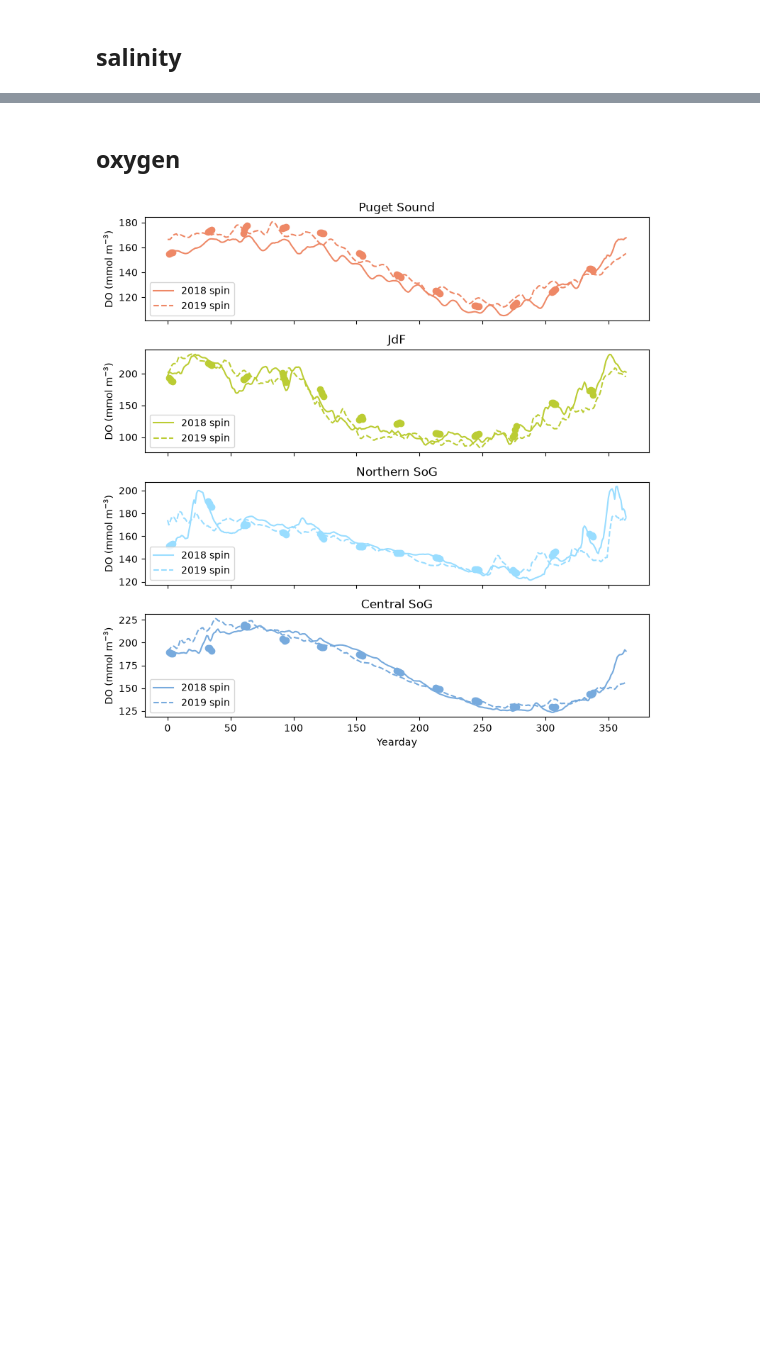
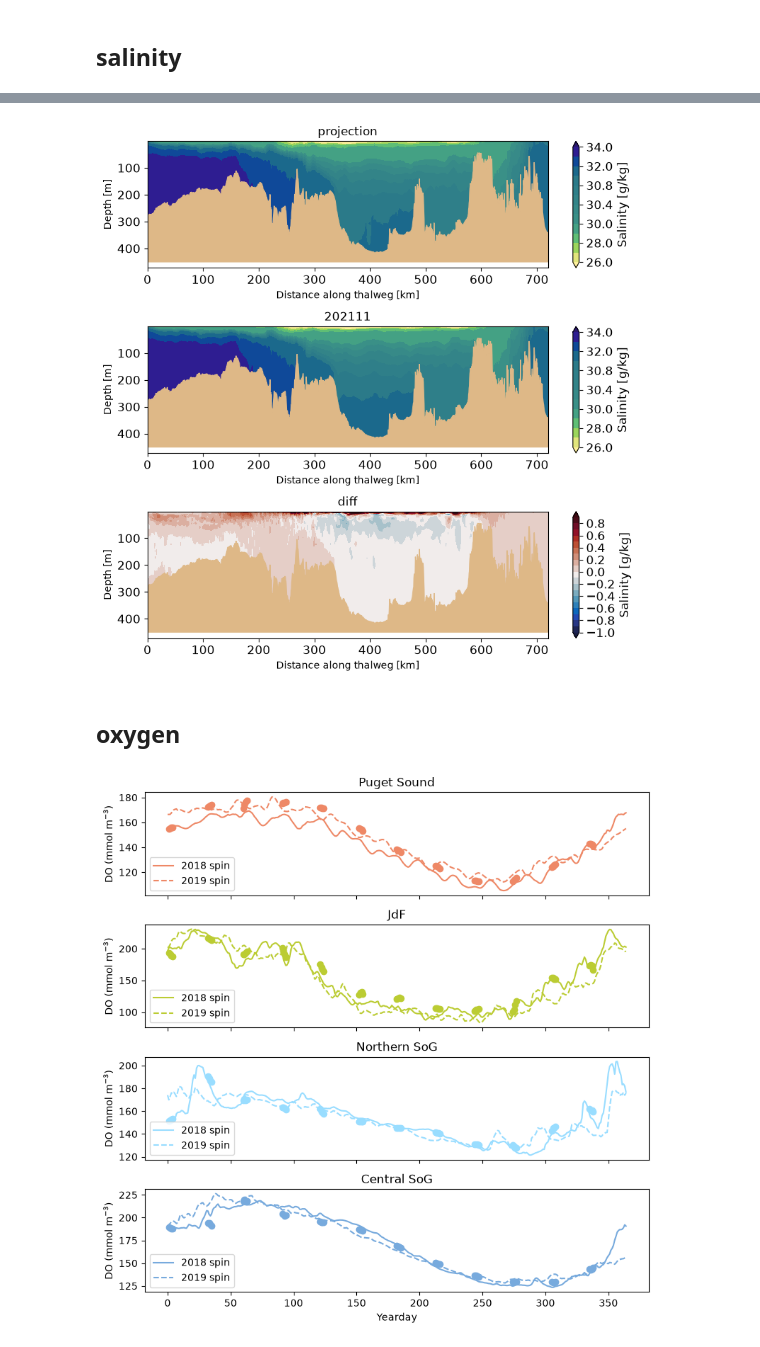
Before and after one commit to rbeutel/SSprojection-analysis, a Jupyter notebook: check copy.ipynb, the cells around one changed output, grey strips where cells are left out. Drawn from its saved outputs; the diff is of its cells as text; code cells hidden in the pictures; blank space fills up the shorter version.

```diff
--- a/check copy.ipynb
+++ b/check copy.ipynb
@@ -248,3 +361,41 @@ plt.tight_layout()
+# %%
+fig, (ax1, ax2, ax3) = plt.subplots(3,1,figsize=(8,8))
+
+#CHANGE
+tit = 'projection'
+data_to_plot = newthal21['vosaline'].values[0,:,:,:]
+
+cbar = vis.contour_thalweg(ax1, data_to_plot, bathy, mesh, clevels='salinity', cmap = cm.haline_r, thalweg_file=thalweg_in)
+cbar.set_label('Salinity [g/kg]', fontsize = 12)
+cbar.ax.tick_params(labelsize=12)
+ax1.tick_params(axis='both', which='major', labelsize=12)
+ax1.set_title(tit)
+
+#original
+tit = '202111'
+
+data_to_plot = old21['vosaline'].values[0,:,:,:]
+
+cbar = vis.contour_thalweg(ax2, data_to_plot, bathy, mesh, clevels='salinity', cmap = cm.haline_r, thalweg_file=thalweg_in)
+cbar.set_label('Salinity [g/kg]', fontsize = 12)
+cbar.ax.tick_params(labelsize=12)
+ax2.tick_params(axis='both', which='major', labelsize=12)
+ax2.set_title(tit)
+
+#change
+diff = np.arange(-1,1,0.1)
+tit = 'diff'
+data_to_plot = newthal21['vosaline'].values[0,:,:,:] - old21['vosaline'].values[0,:,:,:]
+
+cbar = vis.contour_thalweg(ax3, data_to_plot, bathy, mesh, clevels=diff, cmap = cm.balance, thalweg_file=thalweg_in)
+cbar.set_label('Salinity [g/kg]', fontsize = 12)
+cbar.ax.tick_params(labelsize=12)
+ax3.tick_params(axis='both', which='major', labelsize=12)
+ax3.set_title(tit)
+
+plt.tight_layout()
+# %% [output]
+[figure, added]
 # %% [markdown]
 ## oxygen
 # %%
```
Also changed, not shown: parts of 11 cells of this notebook, 7 other files.
